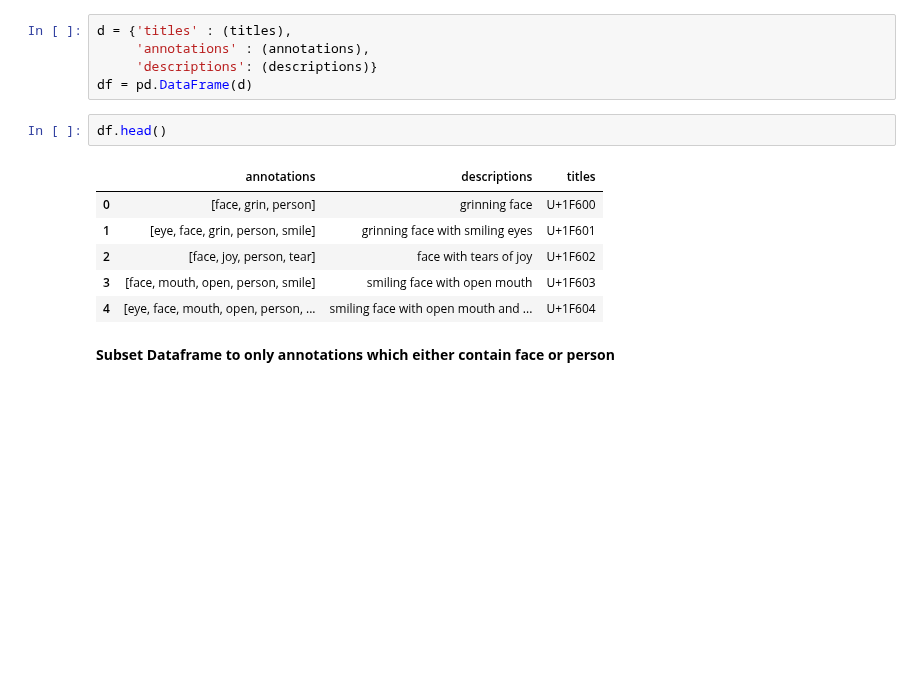
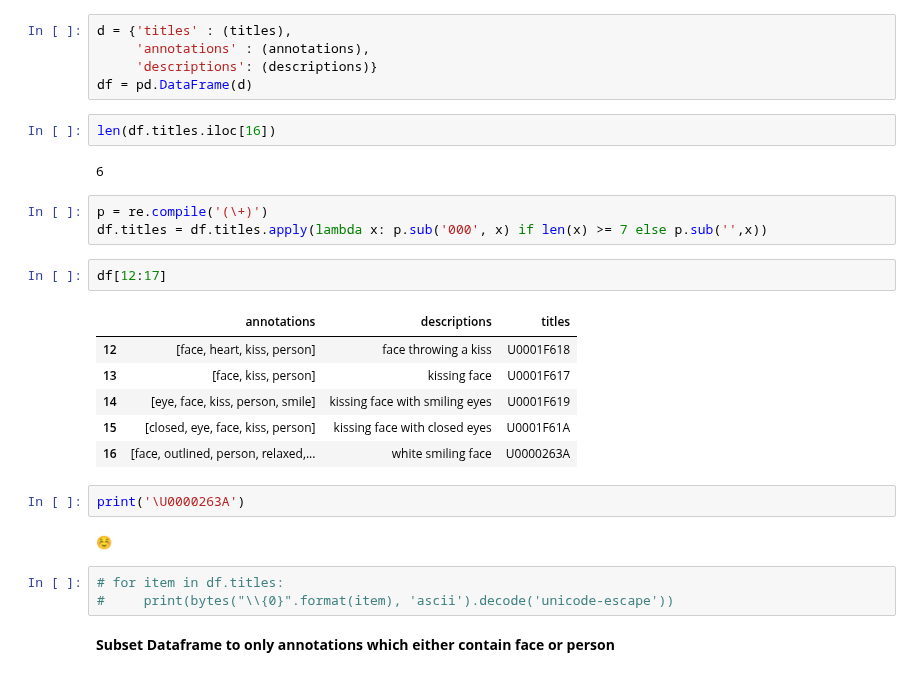
Before and after one commit to dandanbang/Emojineering, a Jupyter notebook: Clustering with Annotations.ipynb, the cells around one changed output. Saved outputs shown, nothing was run; the diff lists cells and outputs as text; blank space fills up the shorter version.

Commit message:
clustering annotations update

```diff
--- a/Clustering with Annotations.ipynb
+++ b/Clustering with Annotations.ipynb
@@ -45,15 +49,29 @@ d = {'titles' : (titles),
      'annotations' : (annotations),
      'descriptions': (descriptions)}
 df = pd.DataFrame(d)
-# %%
-df.head()
-# %% [output]
-|  | annotations | descriptions | titles |
-| 0 | [face, grin, person] | grinning face | U+1F600 |
-| 1 | [eye, face, grin, person, smile] | grinning face with smiling eyes | U+1F601 |
-| 2 | [face, joy, person, tear] | face with tears of joy | U+1F602 |
-| 3 | [face, mouth, open, person, smile] | smiling face with open mouth | U+1F603 |
-| 4 | [eye, face, mouth, open, person, ... | smiling face with open mouth and ... | U+1F604 |
+# %%
+len(df.titles.iloc[16])
+# %% [output]
+6
+# %%
+p = re.compile('(\+)')
+df.titles = df.titles.apply(lambda x: p.sub('000', x) if len(x) >= 7 else p.sub('',x))
+# %%
+df[12:17]
+# %% [output]
+|  | annotations | descriptions | titles |
+| 12 | [face, heart, kiss, person] | face throwing a kiss | U0001F618 |
+| 13 | [face, kiss, person] | kissing face | U0001F617 |
+| 14 | [eye, face, kiss, person, smile] | kissing face with smiling eyes | U0001F619 |
+| 15 | [closed, eye, face, kiss, person] | kissing face with closed eyes | U0001F61A |
+| 16 | [face, outlined, person, relaxed,... | white smiling face | U0000263A |
+# %%
+print('\U0000263A')
+# %% [output]
+☺
+# %%
+# for item in df.titles:
+#     print(bytes("\\{0}".format(item), 'ascii').decode('unicode-escape'))
 # %% [markdown]
 **Subset Dataframe to only annotations which either contain face or person**
 # %%
```
Also changed, not shown: parts of 10 cells of this notebook.
